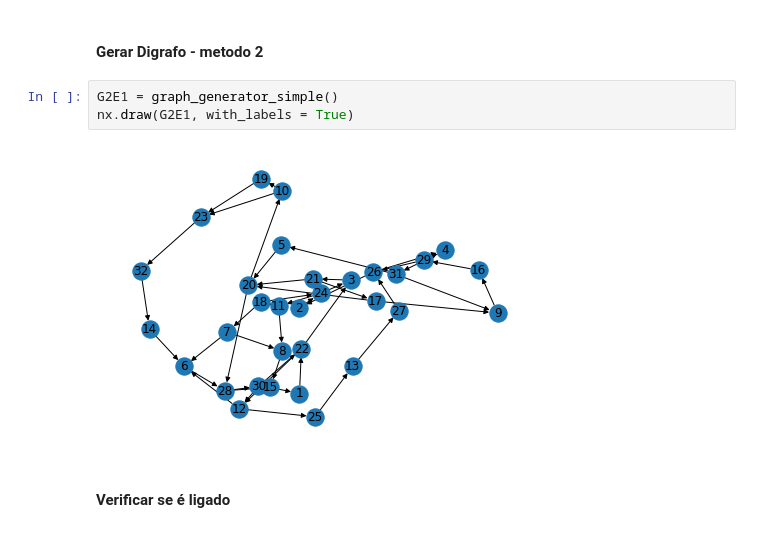
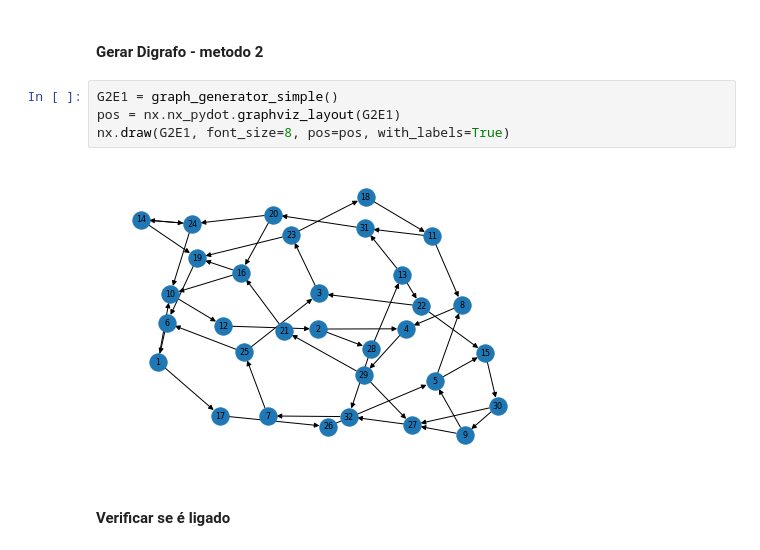
Before and after one commit to zoisper/LC-Projeto, a Jupyter notebook: 2/Trafego.ipynb, the cells around one changed output. Drawn from its saved outputs; the diff is of its cells as text.

```diff
--- a/2/Trafego.ipynb
+++ b/2/Trafego.ipynb
@@ -210,9 +256,10 @@ print(len(G1E1.edges()) - len(S1E1.edges()))
 #### Gerar Digrafo - metodo 2
 # %%
 G2E1 = graph_generator_simple()
-nx.draw(G2E1, with_labels = True)
+pos = nx.nx_pydot.graphviz_layout(G2E1)
+nx.draw(G2E1, font_size=8, pos=pos, with_labels=True)
 # %% [output]
-[figure, old version]
+[figure, new version]
 # %% [markdown]
 #### Verificar se é ligado
 # %%
```
Also changed, not shown: parts of 35 cells of this notebook, 1 other file.
